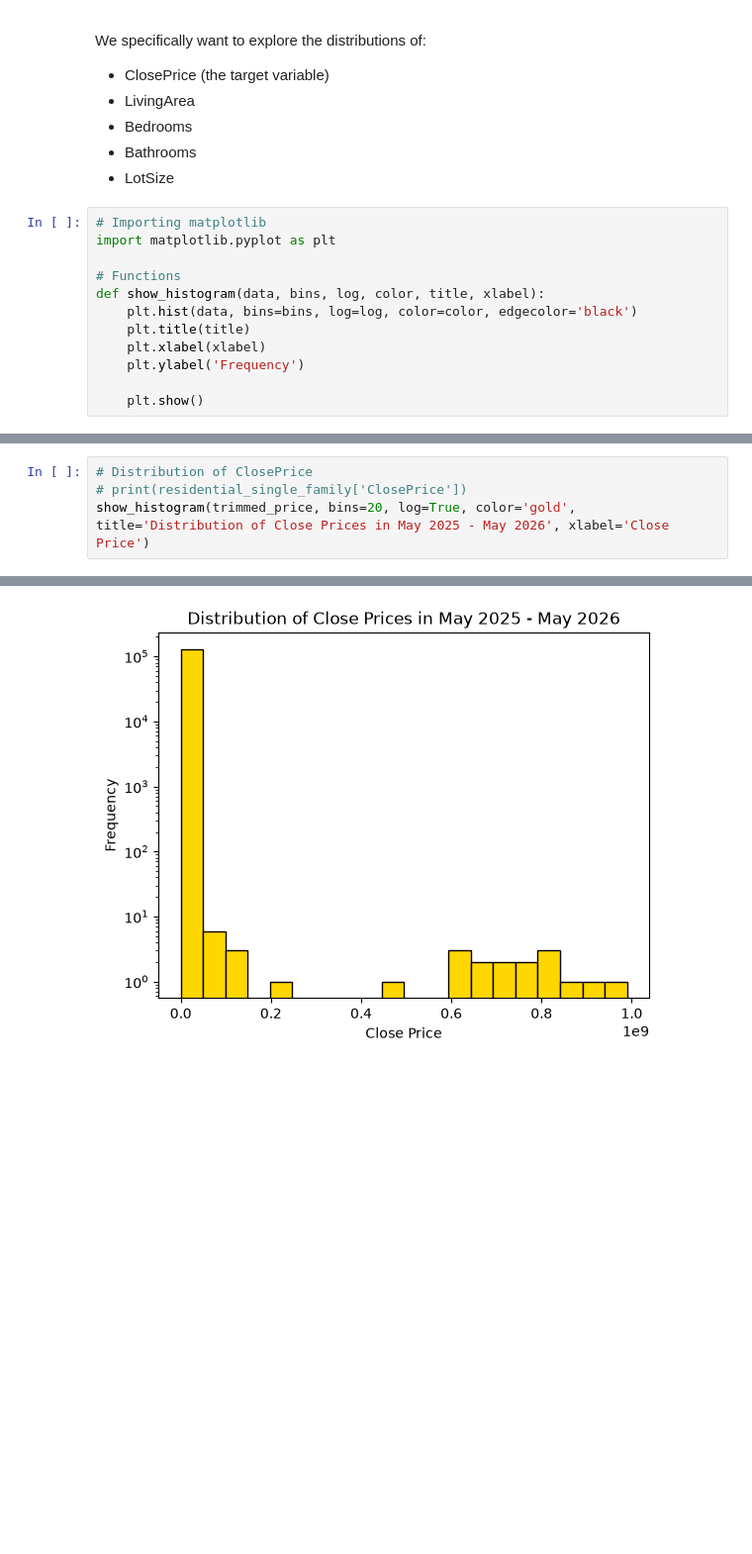
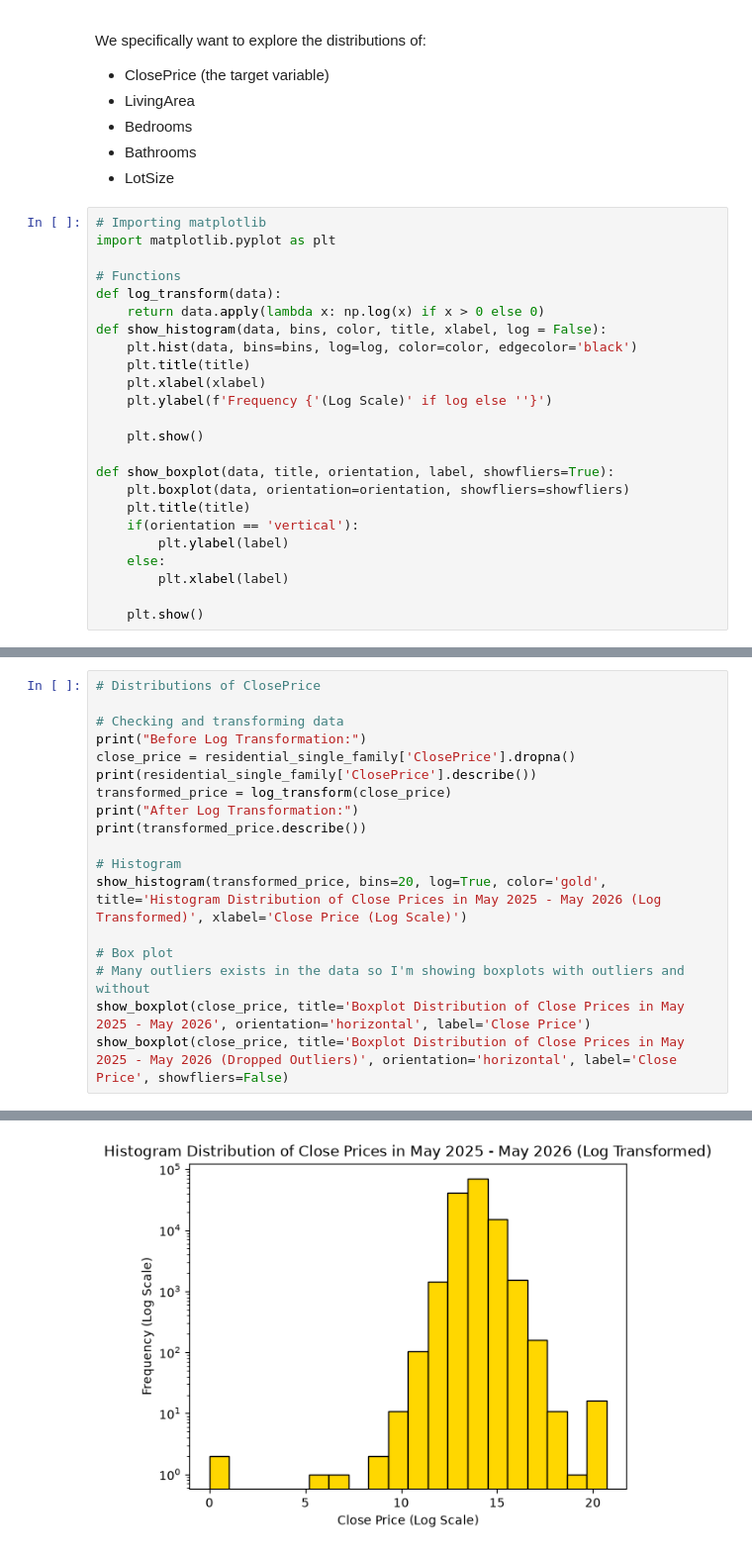
Before and after one commit to Artful-Donut/IDX-Exchange-Internship-Data-Science-61, a Jupyter notebook: IDX_Exchange/deliverables/01_exploration.ipynb, the cells around one changed output, grey strips where cells are left out. Shown at 99% size. Drawn from its saved outputs; the diff is of its cells as text; blank space fills up the shorter version.

Commit message:
EDA Plots generated and report was written

```diff
--- a/IDX_Exchange/deliverables/01_exploration.ipynb
+++ b/IDX_Exchange/deliverables/01_exploration.ipynb
@@ -60,11 +64,23 @@ We specifically want to explore the distributions of:
 import matplotlib.pyplot as plt
 
 # Functions
-def show_histogram(data, bins, log, color, title, xlabel):
+def log_transform(data):
+    return data.apply(lambda x: np.log(x) if x > 0 else 0)
+def show_histogram(data, bins, color, title, xlabel, log = False):
     plt.hist(data, bins=bins, log=log, color=color, edgecolor='black')
     plt.title(title)
     plt.xlabel(xlabel)
-    plt.ylabel('Frequency')
+    plt.ylabel(f'Frequency {'(Log Scale)' if log else ''}')
 
     plt.show()
+
+def show_boxplot(data, title, orientation, label, showfliers=True):
+    plt.boxplot(data, orientation=orientation, showfliers=showfliers)
+    plt.title(title)
+    if(orientation == 'vertical'):
+        plt.ylabel(label)
+    else:
+        plt.xlabel(label)
+
+    plt.show()
 # %% [markdown]
@@ -93,5 +89,19 @@ Name: ClosePrice, Length: 129972, dtype: float64
 # %%
-# Distribution of ClosePrice
-# print(residential_single_family['ClosePrice'])
-show_histogram(trimmed_price, bins=20, log=True, color='gold', title='Distribution of Close Prices in May 2025 - May 2026', xlabel='Close Price')
+# Distributions of ClosePrice
+
+# Checking and transforming data
+print("Before Log Transformation:")
+close_price = residential_single_family['ClosePrice'].dropna()
+print(residential_single_family['ClosePrice'].describe())
+transformed_price = log_transform(close_price)
+print("After Log Transformation:")
+print(transformed_price.describe())
+
+# Histogram
+show_histogram(transformed_price, bins=20, log=True, color='gold', title='Histogram Distribution of Close Prices in May 2025 - May 2026 (Log Transformed)', xlabel='Close Price (Log Scale)')
+
+# Box plot
+# Many outliers exists in the data so I'm showing boxplots with outliers and without
+show_boxplot(close_price, title='Boxplot Distribution of Close Prices in May 2025 - May 2026', orientation='horizontal', label='Close Price')
+show_boxplot(close_price, title='Boxplot Distribution of Close Prices in May 2025 - May 2026 (Dropped Outliers)', orientation='horizontal', label='Close Price', showfliers=False)
 # %% [output]
@@ -98 +128 @@ show_histogram(trimmed_price, bins=20, log=True, color='gold', title='Distributi
-[figure, old version]
+[figure, new version]
```
Also changed, not shown: parts of 11 cells of this notebook, 2 other files.
